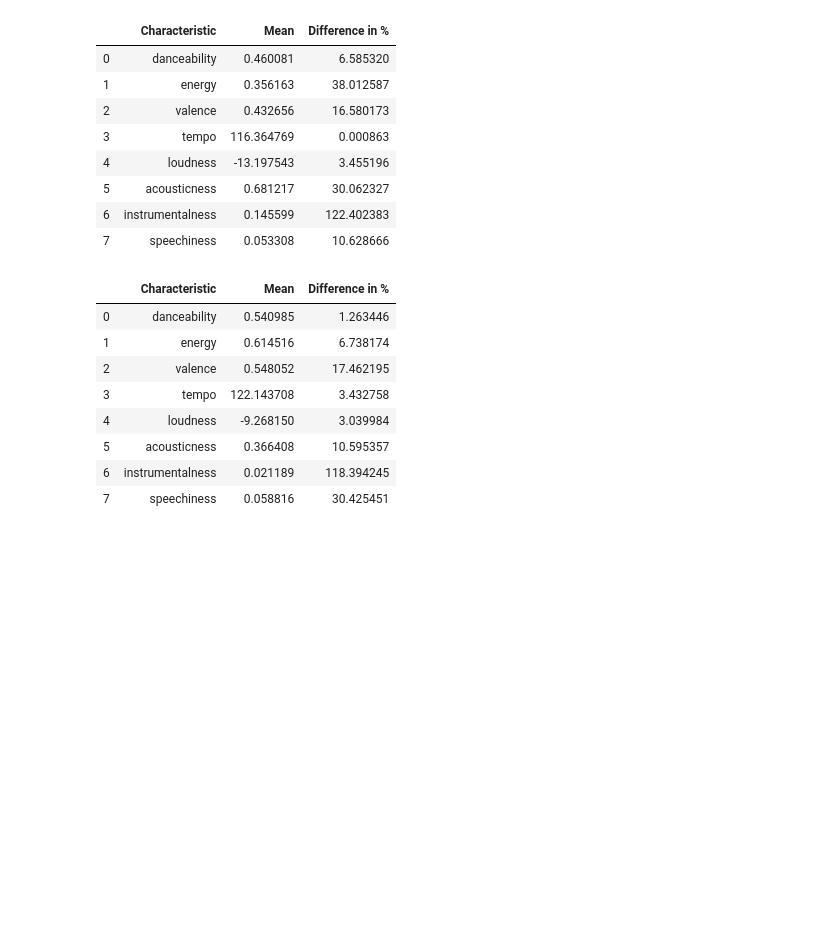
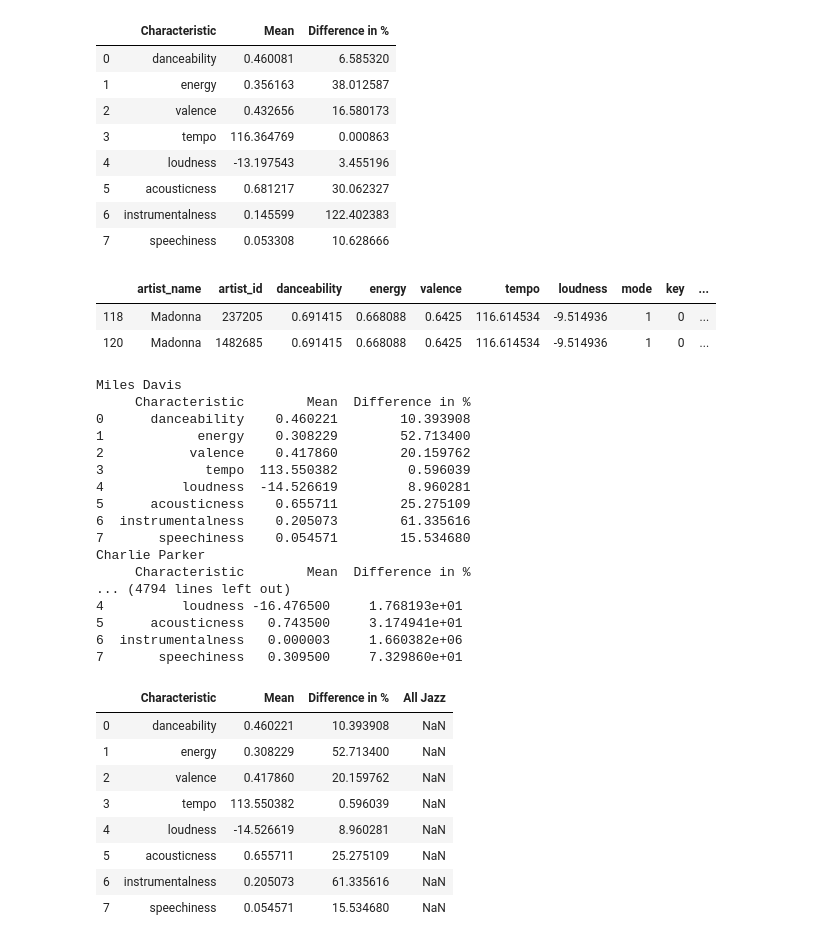
Before and after one commit to Wichaelian/ICM-2021, a Jupyter notebook: 2021_ICM_Problem_D_Data/Problem D.ipynb, the cells around one changed output. Drawn from its saved outputs; the diff is of its cells as text; code cells hidden in the pictures; blank space fills up the shorter version.

```diff
--- a/2021_ICM_Problem_D_Data/Problem D.ipynb
+++ b/2021_ICM_Problem_D_Data/Problem D.ipynb
@@ -525,15 +578,9 @@ diffGen('John Coltrane')
 | 5 | acousticness | 0.681217 | 30.062327 |
 | 6 | instrumentalness | 0.145599 | 122.402383 |
 | 7 | speechiness | 0.053308 | 10.628666 |
-# %%
-diffGen('Billy Joel')
-# %% [output]
-|  | Characteristic | Mean | Difference in % |
-| 0 | danceability | 0.540985 | 1.263446 |
-| 1 | energy | 0.614516 | 6.738174 |
-| 2 | valence | 0.548052 | 17.462195 |
-| 3 | tempo | 122.143708 | 3.432758 |
-| 4 | loudness | -9.268150 | 3.039984 |
-| 5 | acousticness | 0.366408 | 10.595357 |
-| 6 | instrumentalness | 0.021189 | 118.394245 |
-| 7 | speechiness | 0.058816 | 30.425451 |
+# %%
+artists[artists['artist_name'] == 'Madonna']
+# %% [output]
+|  | artist_name | artist_id | danceability | energy | valence | tempo | loudness | mode | key | ... |
+| 118 | Madonna | 237205 | 0.691415 | 0.668088 | 0.6425 | 116.614534 | -9.514936 | 1 | 0 | ... |
+| 120 | Madonna | 1482685 | 0.691415 | 0.668088 | 0.6425 | 116.614534 | -9.514936 | 1 | 0 | ... |
@@ -539,0 +589,37 @@ diffGen('Billy Joel')
+# %%
+average = diffGen('Miles Davis')
+average['All Jazz'] = average['Difference in %']
+for i in jazzRoots['Influencer']:
+    print(i)
+    df = diffGen(i)
+    print(df)
+    average['All Jazz'] = average['All Jazz'] + df['Difference in %']
+average['All Jazz'] = average['All Jazz']/len(jazzRoots)
+average
+# %% [output]
+Miles Davis
+     Characteristic        Mean  Difference in %
+0      danceability    0.460221        10.393908
+1            energy    0.308229        52.713400
+2           valence    0.417860        20.159762
+3             tempo  113.550382         0.596039
+4          loudness  -14.526619         8.960281
+5      acousticness    0.655711        25.275109
+6  instrumentalness    0.205073        61.335616
+7       speechiness    0.054571        15.534680
+Charlie Parker
+     Characteristic        Mean  Difference in %
+... (4794 lines left out)
+4          loudness -16.476500     1.768193e+01
+5      acousticness   0.743500     3.174941e+01
+6  instrumentalness   0.000003     1.660382e+06
+7       speechiness   0.309500     7.329860e+01
+|  | Characteristic | Mean | Difference in % | All Jazz |
+| 0 | danceability | 0.460221 | 10.393908 | NaN |
+| 1 | energy | 0.308229 | 52.713400 | NaN |
+| 2 | valence | 0.417860 | 20.159762 | NaN |
+| 3 | tempo | 113.550382 | 0.596039 | NaN |
+| 4 | loudness | -14.526619 | 8.960281 | NaN |
+| 5 | acousticness | 0.655711 | 25.275109 | NaN |
+| 6 | instrumentalness | 0.205073 | 61.335616 | NaN |
+| 7 | speechiness | 0.054571 | 15.534680 | NaN |
```
Also changed, not shown: parts of 7 cells of this notebook.
